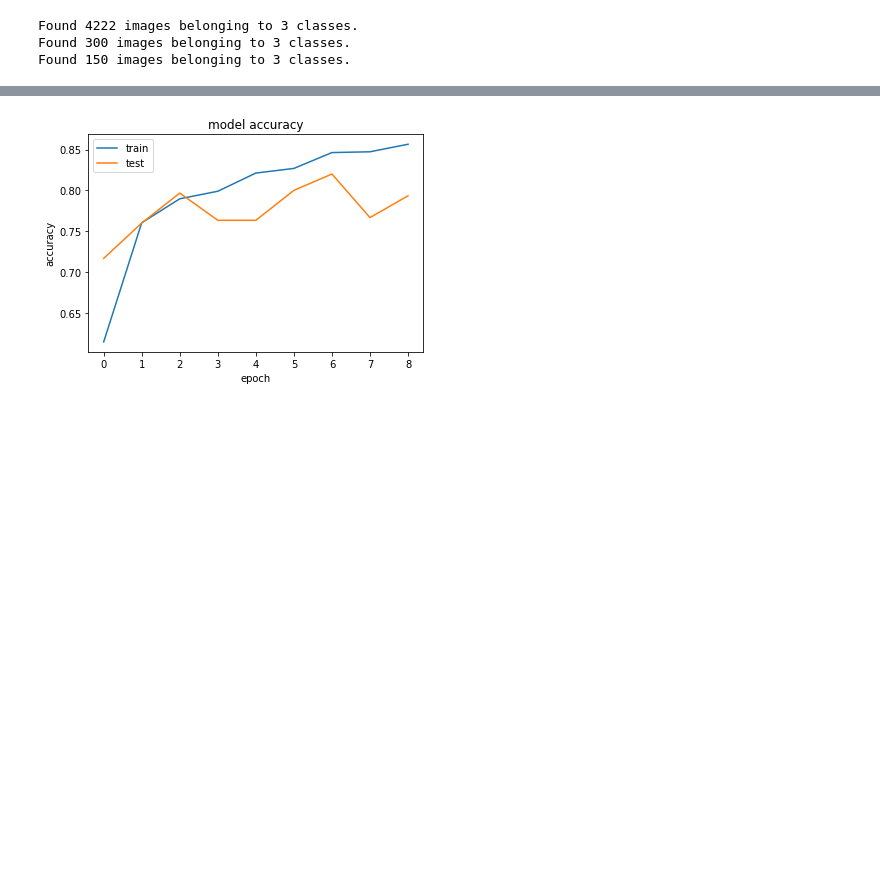
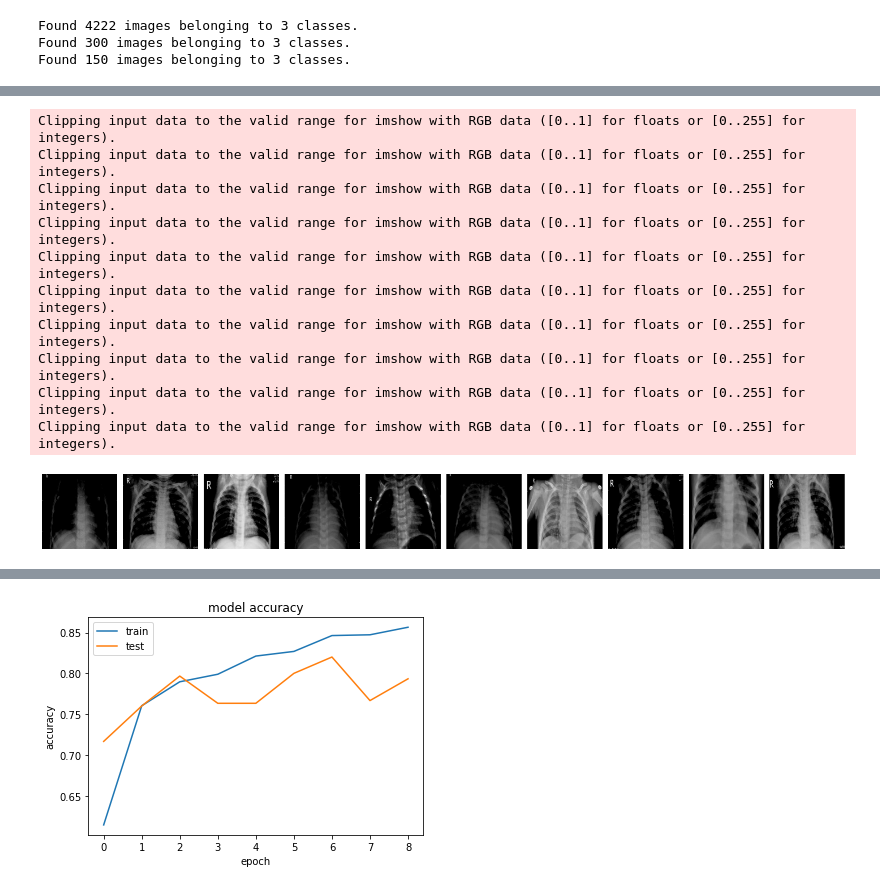
Before and after one commit to BuyMeAnIcecream/tensorflow-scripting, a Jupyter notebook: pneumonia_detector.ipynb, the cells around one changed output, grey strips where cells are left out. Saved outputs shown, nothing was run; the diff lists cells and outputs as text; code cells hidden in the pictures; blank space fills up the shorter version.

```diff
--- a/pneumonia_detector.ipynb
+++ b/pneumonia_detector.ipynb
@@ -376,13 +457,27 @@ gnet_model.summary()
 # %%
 #PREDICTING
 test_imgs, test_labels = next(test_batches)
 plotImages(test_imgs)
-predictions = model.predict(x=test_batches, verbose = 0)
+#predictions = model.predict(x=test_batches, verbose = 0)
+predictions = gnet_model.predict(x=test_batches, verbose = 0)
 test_batches.classes
-cm = confusion_matrix(y_true = test_batches.classes, y_pred = np.argmax(predictions, axis = -1))
+#print(predictions)
+cm = confusion_matrix(y_true = test_batches.classes, y_pred = np.argmax(predictions[2], axis = -1))
 test_batches.class_indices
 
 cm_plot_labels = ['bacterial', 'healthy', 'viral']
+# %% [output]
+Clipping input data to the valid range for imshow with RGB data ([0..1] for floats or [0..255] for integers).
+Clipping input data to the valid range for imshow with RGB data ([0..1] for floats or [0..255] for integers).
+Clipping input data to the valid range for imshow with RGB data ([0..1] for floats or [0..255] for integers).
+Clipping input data to the valid range for imshow with RGB data ([0..1] for floats or [0..255] for integers).
+Clipping input data to the valid range for imshow with RGB data ([0..1] for floats or [0..255] for integers).
+Clipping input data to the valid range for imshow with RGB data ([0..1] for floats or [0..255] for integers).
+Clipping input data to the valid range for imshow with RGB data ([0..1] for floats or [0..255] for integers).
+Clipping input data to the valid range for imshow with RGB data ([0..1] for floats or [0..255] for integers).
+Clipping input data to the valid range for imshow with RGB data ([0..1] for floats or [0..255] for integers).
+Clipping input data to the valid range for imshow with RGB data ([0..1] for floats or [0..255] for integers).
+[figure, added]
 # %%
 #TODO visualization
 """
```
Also changed, not shown: parts of 7 cells of this notebook.
